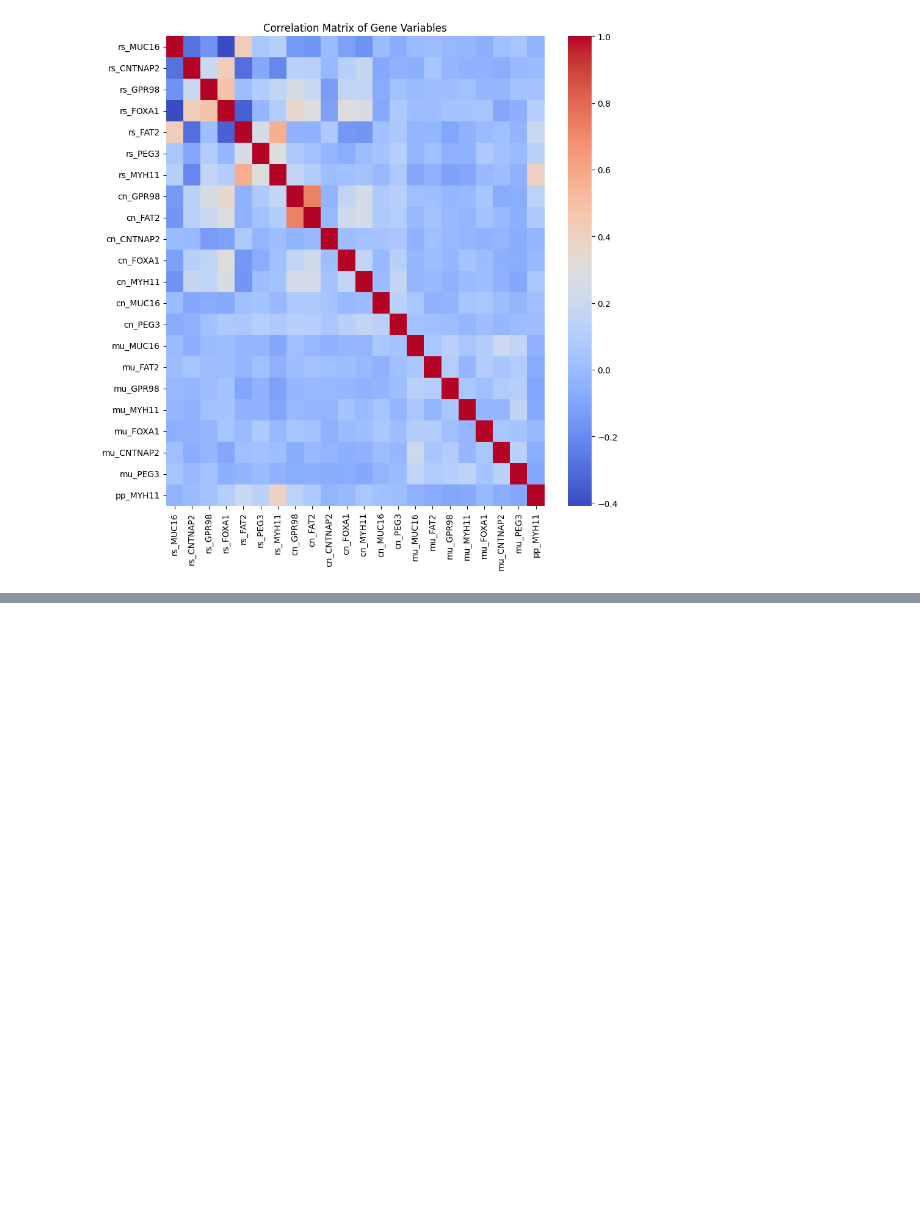
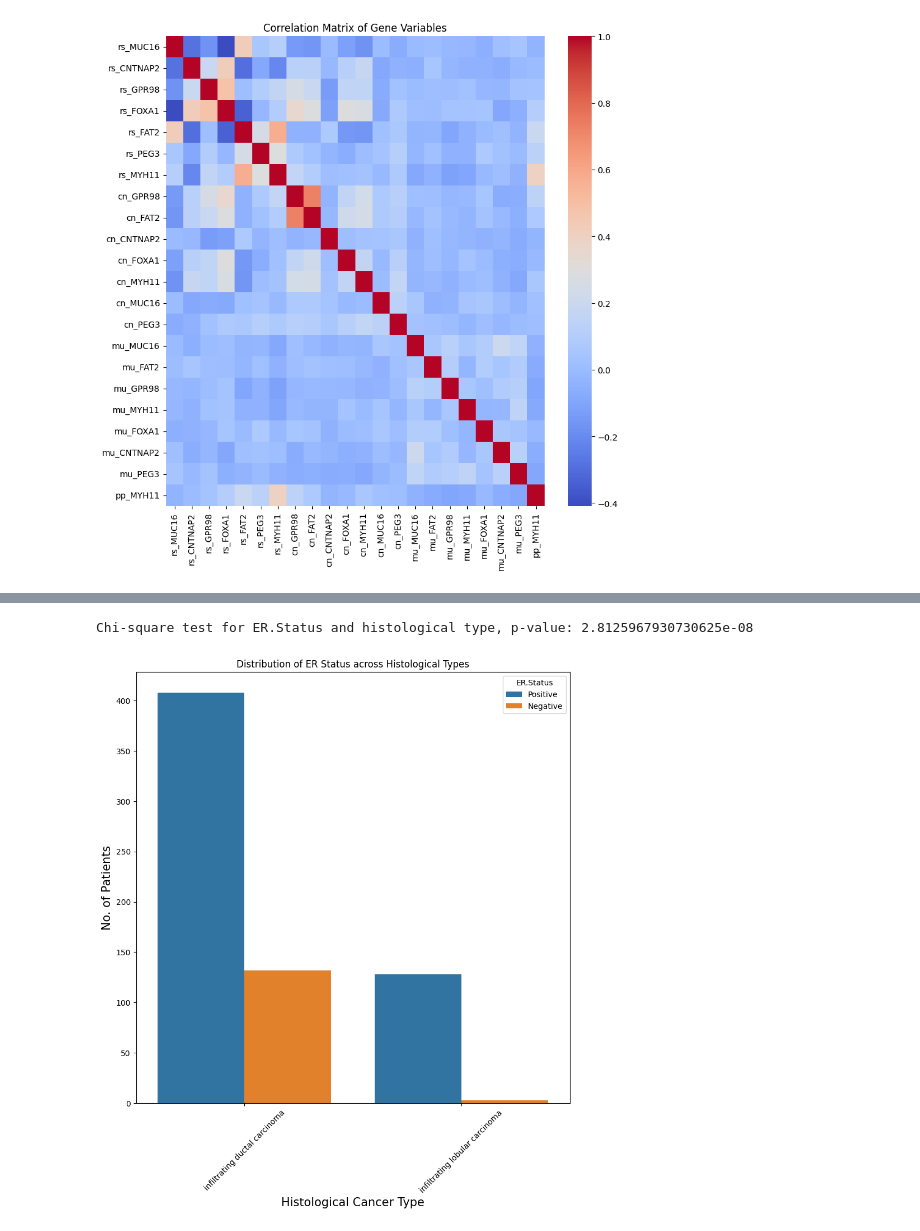
Before and after one commit to mehlu22/CSDS-458-Final-Project, a Jupyter notebook: final_code.ipynb, the cells around one changed output, grey strips where cells are left out. Drawn from its saved outputs; the diff is of its cells as text; code cells hidden in the pictures; blank space fills up the shorter version.

```diff
--- a/final_code.ipynb
+++ b/final_code.ipynb
@@ -381,0 +428,16 @@ plt.show()
+# %%
+contingency_table_pr_histology = pd.crosstab(df['histological.type'], df['ER.Status'])
+chi2, p, dof, expected = chi2_contingency(contingency_table_pr_histology)
+print(f'Chi-square test for ER.Status and histological type, p-value: {p}')
+
+fig, ax = plt.subplots(figsize=(10, 10))
+sns.countplot(x='histological.type', hue='ER.Status', data=df)
+plt.title('Distribution of ER Status across Histological Types')
+plt.xticks(rotation=45)
+plt.xlabel("Histological Cancer Type", fontsize = 15)
+plt.ylabel("No. of Patients", fontsize = 15)
+plt.legend(title='ER.Status', labels=['Positive', 'Negative'])
+plt.show()
+# %% [output]
+Chi-square test for ER.Status and histological type, p-value: 2.8125967930730625e-08
+[figure, added]
```
Also changed, not shown: parts of 14 cells of this notebook.
